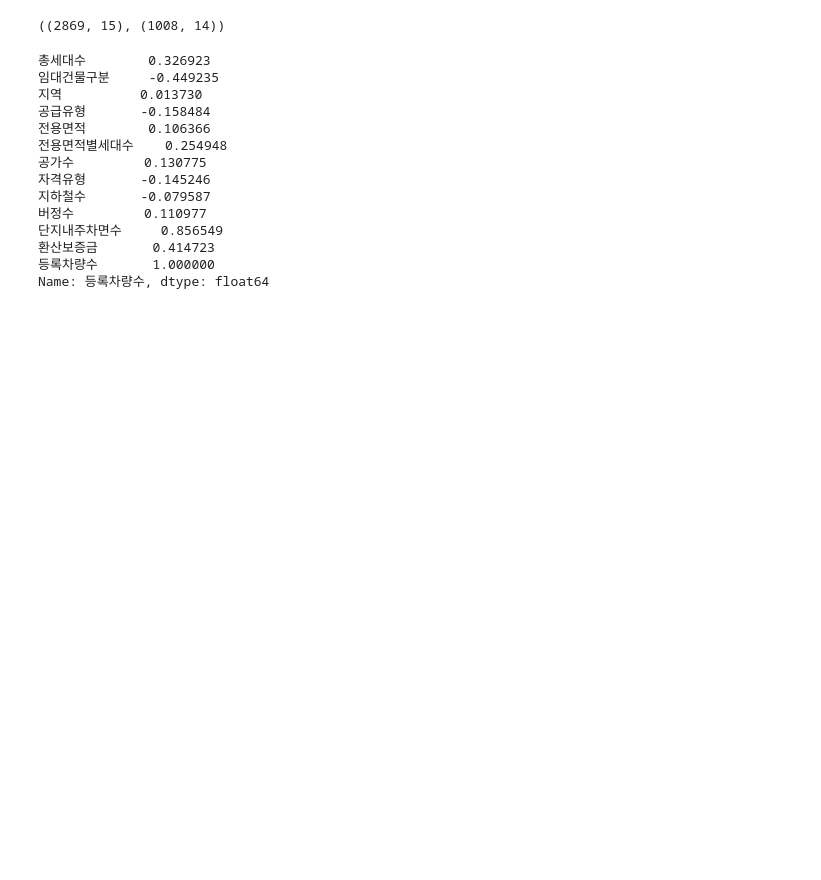
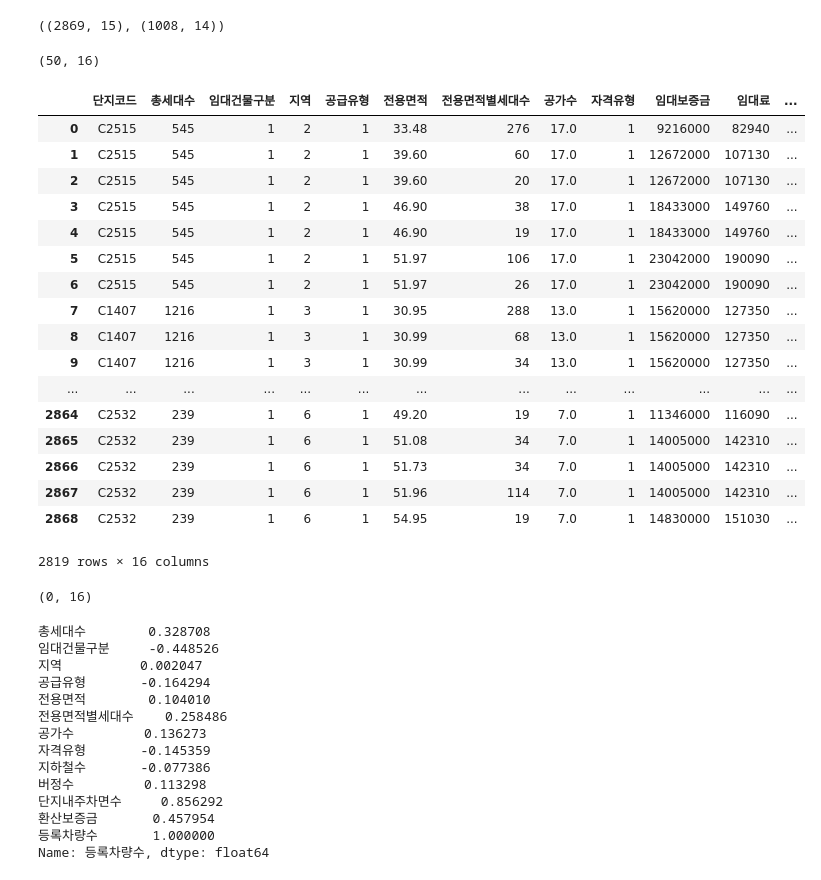
Before and after one commit to jinijini-jinilamp/dacon_parking_demand_competition, a Jupyter notebook: 20210720_5th_model.ipynb, the cells around one changed output. Cells and saved outputs as stored; diff of their text form; code cells hidden in the pictures; blank space fills up the shorter version.

```diff
--- a/20210720_5th_model.ipynb
+++ b/20210720_5th_model.ipynb
@@ -538,3 +528,33 @@ test_df = all_df.iloc[2869:,:]
 
 train_df.shape, test_df.shape
 train_df = pd.concat([train_df, train['등록차량수'] ], axis=1)
+# %%
+train_df.loc[train_df['지역'] == 15].shape
+# %% [output]
+(50, 16)
+# %%
+train_df = train_df.loc[~(train_df['지역'] == 15),:]
+train_df
+# %% [output]
+|  | 단지코드 | 총세대수 | 임대건물구분 | 지역 | 공급유형 | 전용면적 | 전용면적별세대수 | 공가수 | 자격유형 | 임대보증금 | 임대료 | ... |
+| 0 | C2515 | 545 | 1 | 2 | 1 | 33.48 | 276 | 17.0 | 1 | 9216000 | 82940 | ... |
+| 1 | C2515 | 545 | 1 | 2 | 1 | 39.60 | 60 | 17.0 | 1 | 12672000 | 107130 | ... |
+| 2 | C2515 | 545 | 1 | 2 | 1 | 39.60 | 20 | 17.0 | 1 | 12672000 | 107130 | ... |
+| 3 | C2515 | 545 | 1 | 2 | 1 | 46.90 | 38 | 17.0 | 1 | 18433000 | 149760 | ... |
+| 4 | C2515 | 545 | 1 | 2 | 1 | 46.90 | 19 | 17.0 | 1 | 18433000 | 149760 | ... |
+| 5 | C2515 | 545 | 1 | 2 | 1 | 51.97 | 106 | 17.0 | 1 | 23042000 | 190090 | ... |
+| 6 | C2515 | 545 | 1 | 2 | 1 | 51.97 | 26 | 17.0 | 1 | 23042000 | 190090 | ... |
+| 7 | C1407 | 1216 | 1 | 3 | 1 | 30.95 | 288 | 13.0 | 1 | 15620000 | 127350 | ... |
+| 8 | C1407 | 1216 | 1 | 3 | 1 | 30.99 | 68 | 13.0 | 1 | 15620000 | 127350 | ... |
+| 9 | C1407 | 1216 | 1 | 3 | 1 | 30.99 | 34 | 13.0 | 1 | 15620000 | 127350 | ... |
+| ... | ... | ... | ... | ... | ... | ... | ... | ... | ... | ... | ... | ... |
+| 2864 | C2532 | 239 | 1 | 6 | 1 | 49.20 | 19 | 7.0 | 1 | 11346000 | 116090 | ... |
+| 2865 | C2532 | 239 | 1 | 6 | 1 | 51.08 | 34 | 7.0 | 1 | 14005000 | 142310 | ... |
+| 2866 | C2532 | 239 | 1 | 6 | 1 | 51.73 | 34 | 7.0 | 1 | 14005000 | 142310 | ... |
+| 2867 | C2532 | 239 | 1 | 6 | 1 | 51.96 | 114 | 7.0 | 1 | 14005000 | 142310 | ... |
+| 2868 | C2532 | 239 | 1 | 6 | 1 | 54.95 | 19 | 7.0 | 1 | 14830000 | 151030 | ... |
+2819 rows × 16 columns
+# %%
+train_df.loc[train_df['지역'] == 15].shape
+# %% [output]
+(0, 16)
@@ -553,18 +575,18 @@ import time
 # %%
 train_df.corr()['등록차량수']
 # %% [output]
-총세대수        0.326923
-임대건물구분     -0.449235
-지역          0.013730
-공급유형       -0.158484
-전용면적        0.106366
-전용면적별세대수    0.254948
-공가수         0.130775
-자격유형       -0.145246
-지하철수       -0.079587
-버정수         0.110977
-단지내주차면수     0.856549
-환산보증금       0.414723
+총세대수        0.328708
+임대건물구분     -0.448526
+지역          0.002047
+공급유형       -0.164294
+전용면적        0.104010
+전용면적별세대수    0.258486
+공가수         0.136273
+자격유형       -0.145359
+지하철수       -0.077386
+버정수         0.113298
+단지내주차면수     0.856292
+환산보증금       0.457954
 등록차량수       1.000000
 Name: 등록차량수, dtype: float64
 # %%
```
Also changed, not shown: parts of 12 cells of this notebook, 47 other files.
